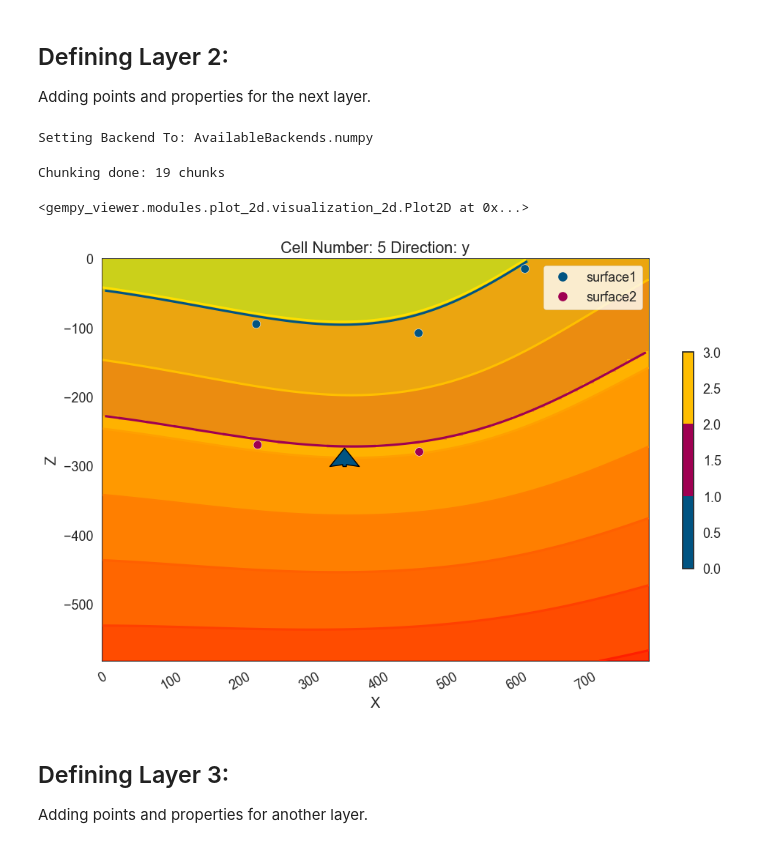
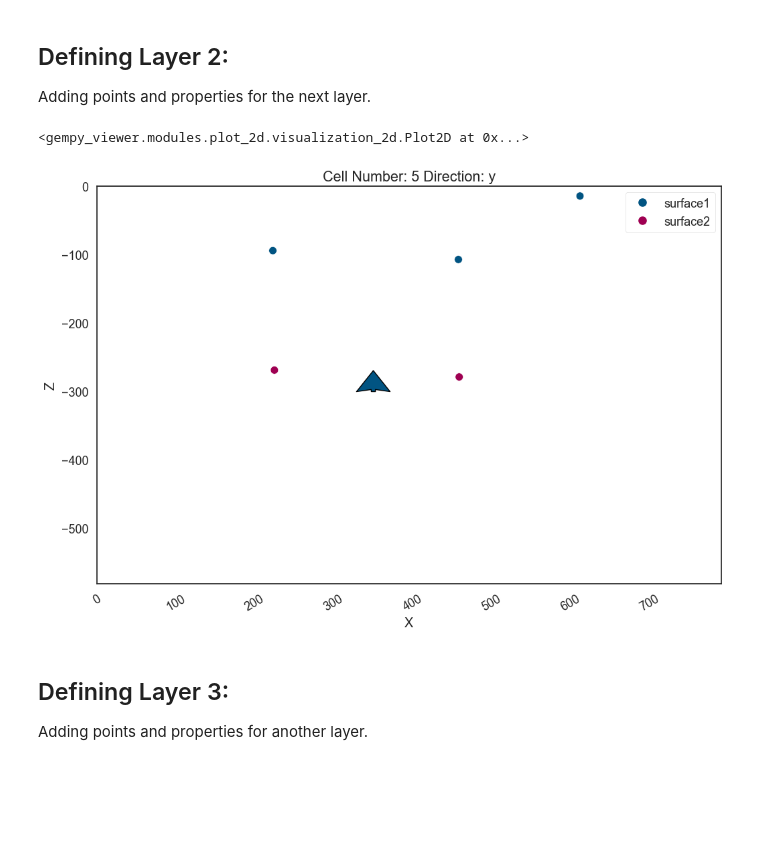
Before and after one commit to Anagabrielamantilla/GempyModeling, a Jupyter notebook: 3_0_ejercicio_points/gempy2seismicmodeling.ipynb, the cells around one changed output. Saved outputs shown, nothing was run; the diff lists cells and outputs as text; code cells hidden in the pictures; blank space fills up the shorter version.

```diff
--- a/3_0_ejercicio_points/gempy2seismicmodeling.ipynb
+++ b/3_0_ejercicio_points/gempy2seismicmodeling.ipynb
@@ -166,0 +165,4 @@ gpv.plot_3d(geo_model, image=True)
+# %%
+geo_model.update_transform(gp.data.GlobalAnisotropy.NONE)
+gpv.plot_2d(geo_model)
+#gpv.plot_3d(geo_model, image=True)
@@ -237,15 +225,13 @@ geo_model.structural_frame.structural_groups[0].append_element(element2)
 # %%
 
 #geo_model.structural_frame.structural_elements
 # Compute and visualize the updated model:
-gp.compute_model(geo_model)
+#gp.compute_model(geo_model)
 gpv.plot_2d(geo_model, cell_number=5,show_scalar=True)
 #gpv.plot_3d(geo_model, show_data=False, show_surfaces=False, image=True)
 # %% [output]
-Setting Backend To: AvailableBackends.numpy
+<gempy_viewer.modules.plot_2d.visualization_2d.Plot2D at 0x...>
-Chunking done: 19 chunks
-<gempy_viewer.modules.plot_2d.visualization_2d.Plot2D at 0x...>
-[figure, old version]
+[figure, new version]
 # %% [markdown]
 ## Defining Layer 3:
 Adding points and properties for another layer.
```
Also changed, not shown: parts of 13 cells of this notebook.
